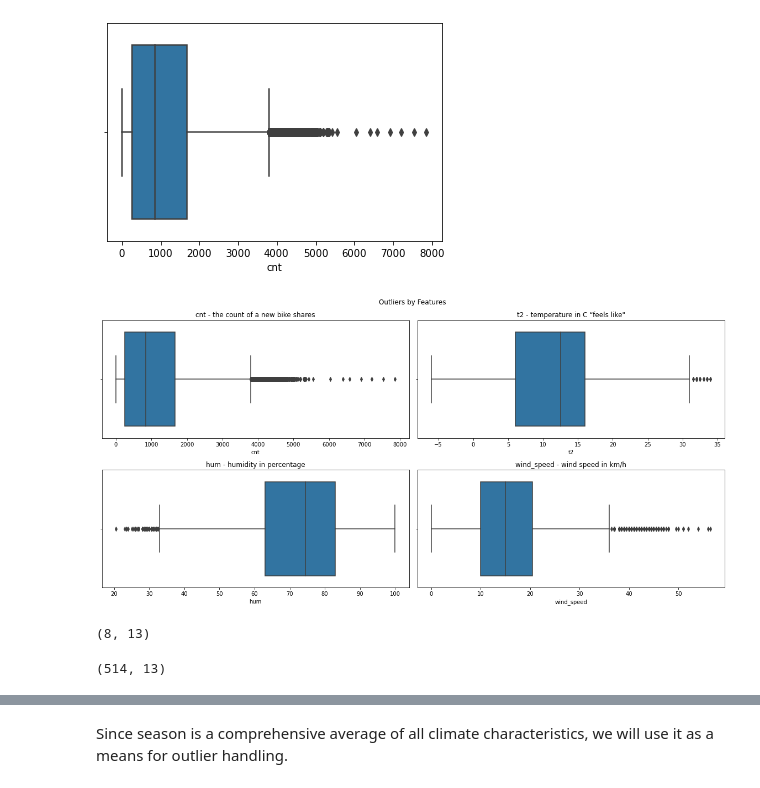
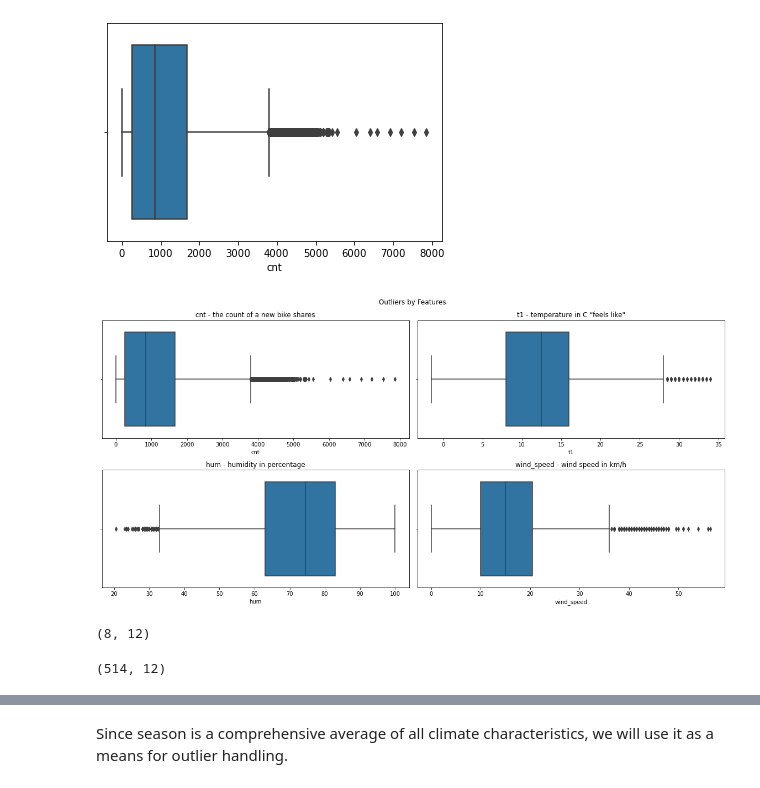
Before and after one commit to ozkanyildirim/Capstone_Projects, a Jupyter notebook: 12_Demand_Prediction_RNN_LSTM/Demand_Prediction_RNN_LSTM.ipynb, the cells around one changed output, grey strips where cells are left out. Cells and saved outputs as stored; diff of their text form; code cells hidden in the pictures.

```diff
--- a/12_Demand_Prediction_RNN_LSTM/Demand_Prediction_RNN_LSTM.ipynb
+++ b/12_Demand_Prediction_RNN_LSTM/Demand_Prediction_RNN_LSTM.ipynb
@@ -72,7 +72,7 @@ warnings.filterwarnings("ignore")
 # %% [markdown]
 ### Data Insights
 # %%
-store = pd.read_csv('store_sharing.csv')
+store = pd.read_csv('store_sharing.csv', index_col=0, parse_dates=True)
 # %%
 store_raw = store.copy()
 # %%
@@ -142,7 +142,7 @@ val_c
 # %% [markdown]
 As we are dealing with a timeseries problem we may obtain new columns out of the timestamp values.
 # %%
-store['date_time'] = pd.to_datetime(store.timestamp, format = '%Y-%m-%d %H:%M:%S')
+store['date_time'] = pd.to_datetime(store.index, format = '%Y-%m-%d %H:%M:%S')
 # %%
 store.date_time
 # %% [output]
@@ -565,27 +569,27 @@ sns.boxplot(x= 'cnt', data = store)
 # %%
 fig, axes = plt.subplots(2,2, sharex=False, figsize=(16, 8))
 fig.suptitle('Outliers by Features')
 
 sns.boxplot(ax=axes[0,0], x= 'cnt', data = store)
 axes[0,0].set_title('cnt - the count of a new bike shares')
-sns.boxplot(ax=axes[0,1], x= 't2', data = store)
-axes[0,1].set_title('t2 - temperature in C “feels like"')
+sns.boxplot(ax=axes[0,1], x= 't1', data = store)
+axes[0,1].set_title('t1 - temperature in C “feels like"')
 sns.boxplot(ax=axes[1,0], x= 'hum', data = store)
 axes[1,0].set_title('hum - humidity in percentage')
 sns.boxplot(ax=axes[1,1], x= 'wind_speed', data = store)
 axes[1,1].set_title('wind_speed - wind speed in km/h')
 plt.tight_layout()
 plt.show()
 # %% [output]
-[figure, old version]
+[figure, new version]
 # %%
 store[store.cnt>5500].shape
 # %% [output]
-(8, 13)
+(8, 12)
 # %%
 store[store.cnt>4000].shape
 # %% [output]
-(514, 13)
+(514, 12)
 # %%
 store[(store.cnt.gt(4000)) & (store.weather_cathegory=='bad')]
 # %% [output]
```
Also changed, not shown: parts of 79 cells of this notebook.
